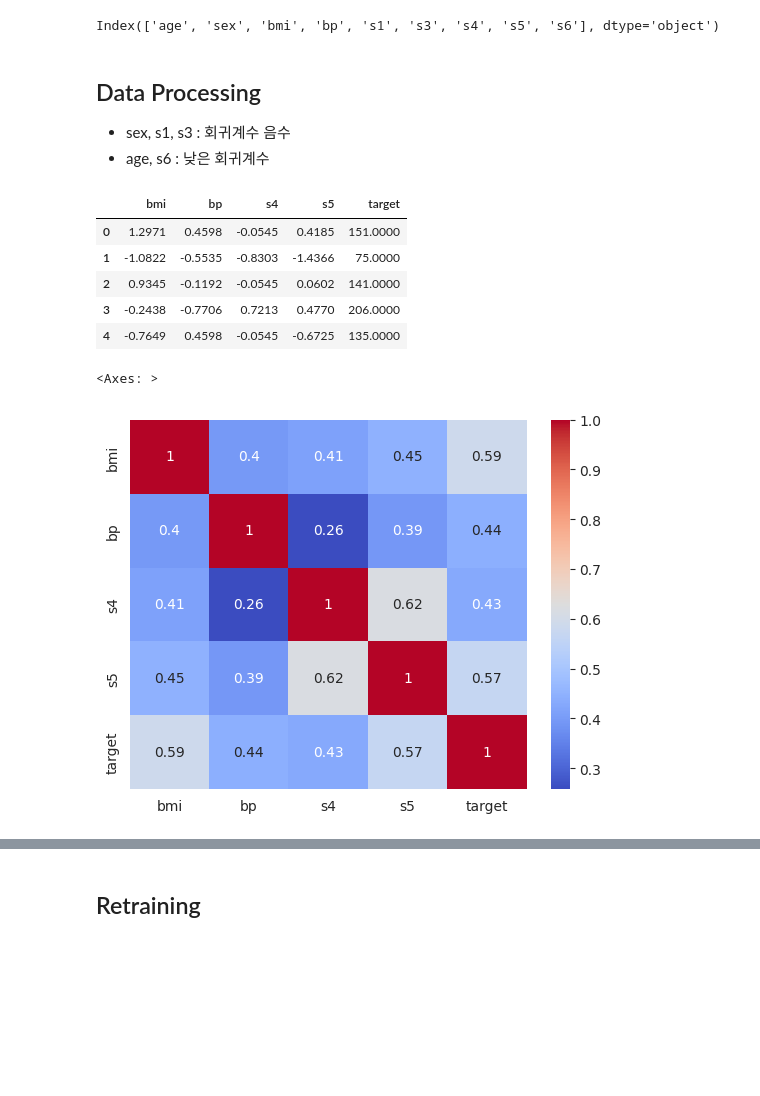
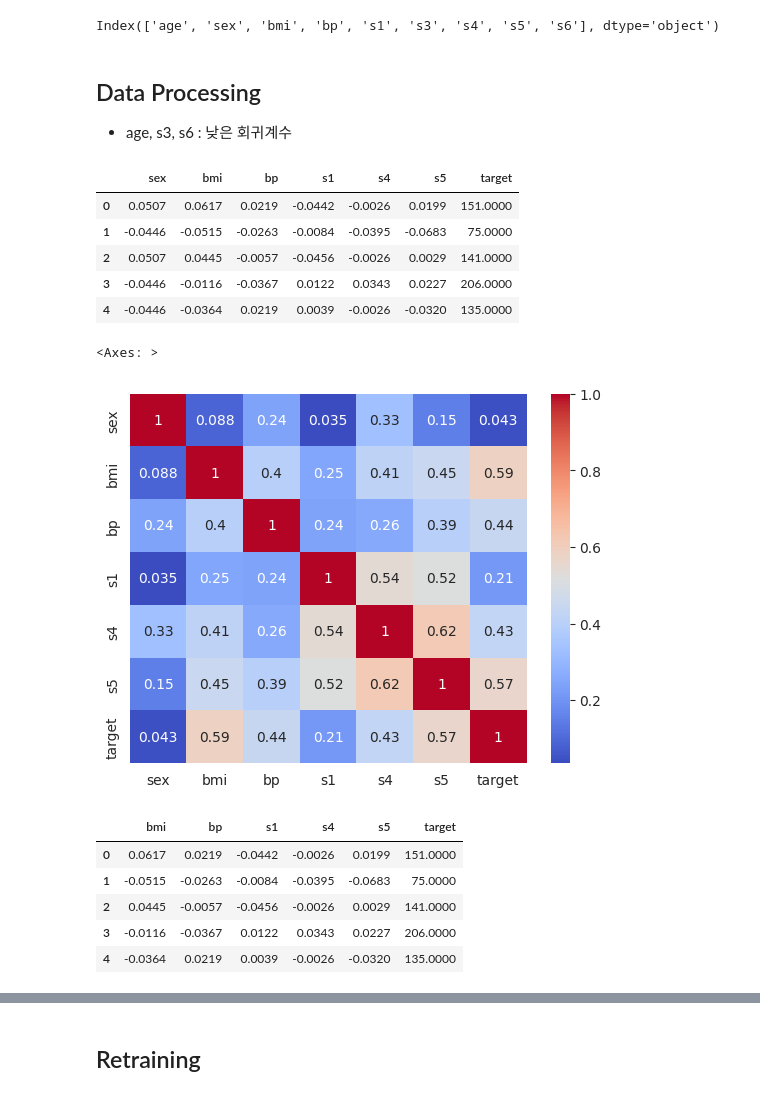
Before and after one commit to swh9534/SKALA, a Jupyter notebook: DataScience-MLOps/04-linear-regression.ipynb, the cells around one changed output, grey strips where cells are left out. Drawn from its saved outputs; the diff is of its cells as text; code cells hidden in the pictures; blank space fills up the shorter version.

```diff
--- a/DataScience-MLOps/04-linear-regression.ipynb
+++ b/DataScience-MLOps/04-linear-regression.ipynb
@@ -71,6 +74,6 @@ plt.show()
 # %%
-# s1 - s2 : 다중공선성
-df_scaled_ = df_scaled.drop(["s2"], axis=1)
-df_scaled_.head()
+# s1 - s2 : 다중공선성 제거
+df_ = df.drop(["s2"], axis=1)
+df_.head()
 # %% [output]
 |  | age | sex | bmi | bp | s1 | s3 | s4 | s5 | s6 | target |
@@ -152,24 +158,34 @@ Index(['age', 'sex', 'bmi', 'bp', 's1', 's3', 's4', 's5', 's6'], dtype='object')
 # %% [markdown]
 ## Data Processing
 
-- sex, s1, s3 : 회귀계수 음수
-- age, s6 : 낮은 회귀계수
+- age, s3, s6 : 낮은 회귀계수
 # %%
-df_scaled_ = df_scaled_.drop(["sex", "s1", "s3", "age", "s6"], axis=1)
-df_scaled_.head()
+df_fs = df_.drop(["age", "s3", "s6"], axis=1)
+df_fs.head()
 # %% [output]
-|  | bmi | bp | s4 | s5 | target |
-| 0 | 1.2971 | 0.4598 | -0.0545 | 0.4185 | 151.0000 |
-| 1 | -1.0822 | -0.5535 | -0.8303 | -1.4366 | 75.0000 |
-| 2 | 0.9345 | -0.1192 | -0.0545 | 0.0602 | 141.0000 |
-| 3 | -0.2438 | -0.7706 | 0.7213 | 0.4770 | 206.0000 |
-| 4 | -0.7649 | 0.4598 | -0.0545 | -0.6725 | 135.0000 |
+|  | sex | bmi | bp | s1 | s4 | s5 | target |
+| 0 | 0.0507 | 0.0617 | 0.0219 | -0.0442 | -0.0026 | 0.0199 | 151.0000 |
+| 1 | -0.0446 | -0.0515 | -0.0263 | -0.0084 | -0.0395 | -0.0683 | 75.0000 |
+| 2 | 0.0507 | 0.0445 | -0.0057 | -0.0456 | -0.0026 | 0.0029 | 141.0000 |
+| 3 | -0.0446 | -0.0116 | -0.0367 | 0.0122 | 0.0343 | 0.0227 | 206.0000 |
+| 4 | -0.0446 | -0.0364 | 0.0219 | 0.0039 | -0.0026 | -0.0320 | 135.0000 |
 # %%
 sns.heatmap(
-    df_scaled_.corr(),
+    df_fs.corr(),
     annot=True,
     cmap="coolwarm",
 )
 # %% [output]
 <Axes: >
-[figure, old version]
+[figure, new version]
+# %%
+# 낮은 상관관계 삭제 : sex
+df_fs_ = df_fs.drop(["sex"], axis=1)
+df_fs_.head()
+# %% [output]
+|  | bmi | bp | s1 | s4 | s5 | target |
+| 0 | 0.0617 | 0.0219 | -0.0442 | -0.0026 | 0.0199 | 151.0000 |
+| 1 | -0.0515 | -0.0263 | -0.0084 | -0.0395 | -0.0683 | 75.0000 |
+| 2 | 0.0445 | -0.0057 | -0.0456 | -0.0026 | 0.0029 | 141.0000 |
+| 3 | -0.0116 | -0.0367 | 0.0122 | 0.0343 | 0.0227 | 206.0000 |
+| 4 | -0.0364 | 0.0219 | 0.0039 | -0.0026 | -0.0320 | 135.0000 |
```
Also changed, not shown: parts of 24 cells of this notebook.
